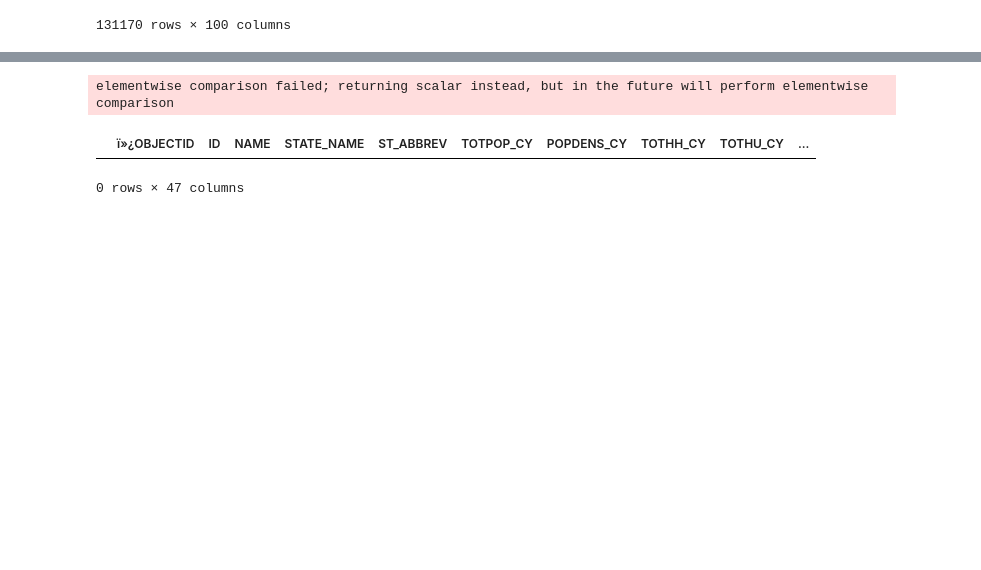
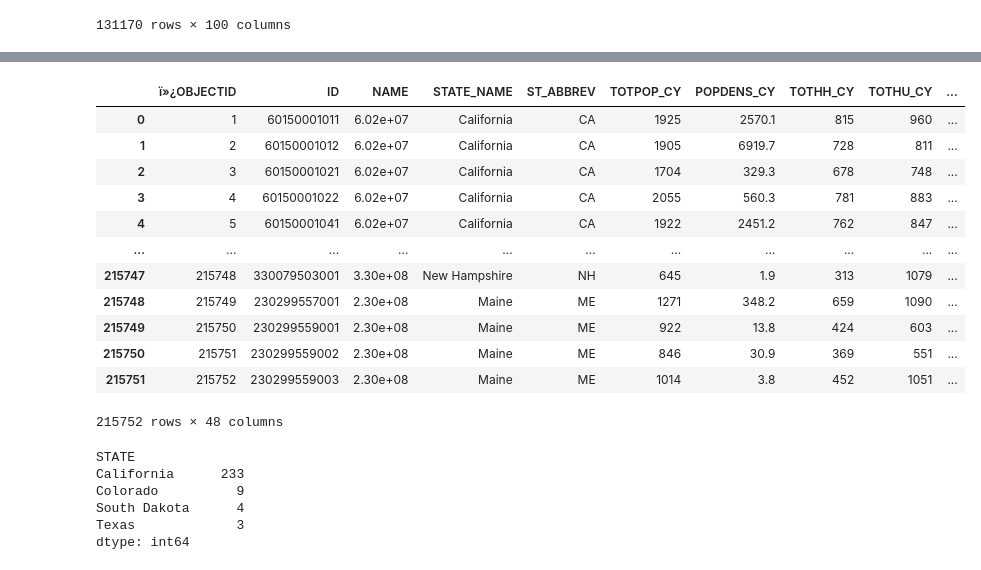
Before and after one commit to sheldonbirkett/econ499, a Jupyter notebook: ECON_499_ACS_IPUMS_NHGIS_GeoMAC.ipynb, the cells around one changed output, grey strips where cells are left out. Cells and saved outputs as stored; diff of their text form; code cells hidden in the pictures; blank space fills up the shorter version.

```diff
--- a/ECON_499_ACS_IPUMS_NHGIS_GeoMAC.ipynb
+++ b/ECON_499_ACS_IPUMS_NHGIS_GeoMAC.ipynb
@@ -615,6 +570,24 @@ Name: 0, dtype: object
 # %%
-whp[whp["ID"]=="400109426001"]
+whp["GISJOIN"] = whp["ID"].astype(str)
-# %% [output]
-elementwise comparison failed; returning scalar instead, but in the future will perform elementwise comparison
-|  | ï»¿OBJECTID | ID | NAME | STATE_NAME | ST_ABBREV | TOTPOP_CY | POPDENS_CY | TOTHH_CY | TOTHU_CY | ... |
-0 rows × 47 columns
+# %%
+whp["GISJOIN"] = whp["GISJOIN"].str.rjust(12,'0')
+# %%
+whp["GISJOIN"] = whp["GISJOIN"].apply(lambda x: insert_zero(x, 2))
+# %%
+whp["GISJOIN"] = whp["GISJOIN"].apply(lambda x: insert_zero(x, 6))
+# %%
+whp["GISJOIN"] = whp["GISJOIN"].apply(lambda x: insert_G(x, 0))
+# %% [output]
+|  | ï»¿OBJECTID | ID | NAME | STATE_NAME | ST_ABBREV | TOTPOP_CY | POPDENS_CY | TOTHH_CY | TOTHU_CY | ... |
+| 0 | 1 | 60150001011 | 6.02e+07 | California | CA | 1925 | 2570.1 | 815 | 960 | ... |
+| 1 | 2 | 60150001012 | 6.02e+07 | California | CA | 1905 | 6919.7 | 728 | 811 | ... |
+| 2 | 3 | 60150001021 | 6.02e+07 | California | CA | 1704 | 329.3 | 678 | 748 | ... |
+| 3 | 4 | 60150001022 | 6.02e+07 | California | CA | 2055 | 560.3 | 781 | 883 | ... |
+| 4 | 5 | 60150001041 | 6.02e+07 | California | CA | 1922 | 2451.2 | 762 | 847 | ... |
+| ... | ... | ... | ... | ... | ... | ... | ... | ... | ... | ... |
+| 215747 | 215748 | 330079503001 | 3.30e+08 | New Hampshire | NH | 645 | 1.9 | 313 | 1079 | ... |
+| 215748 | 215749 | 230299557001 | 2.30e+08 | Maine | ME | 1271 | 348.2 | 659 | 1090 | ... |
+| 215749 | 215750 | 230299559001 | 2.30e+08 | Maine | ME | 922 | 13.8 | 424 | 603 | ... |
+| 215750 | 215751 | 230299559002 | 2.30e+08 | Maine | ME | 846 | 30.9 | 369 | 551 | ... |
+| 215751 | 215752 | 230299559003 | 2.30e+08 | Maine | ME | 1014 | 3.8 | 452 | 1051 | ... |
+215752 rows × 48 columns
@@ -620,0 +599,10 @@ elementwise comparison failed; returning scalar instead, but in the future will
+# %%
+missing = ACS5_2005_2019_WEDTd_WHP[ACS5_2005_2019_WEDTd_WHP["MEDIAN"].isnull()].copy().groupby("STATE").size()
+missing
+# %% [output]
+STATE
+California      233
+Colorado          9
+South Dakota      4
+Texas             3
+dtype: int64
```
Also changed, not shown: parts of 10 cells of this notebook.
